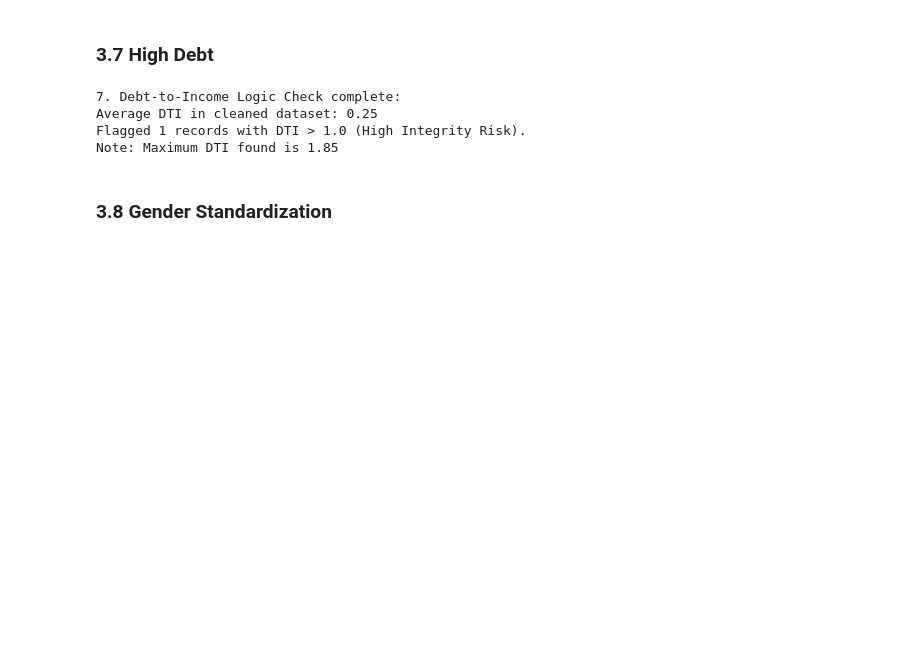
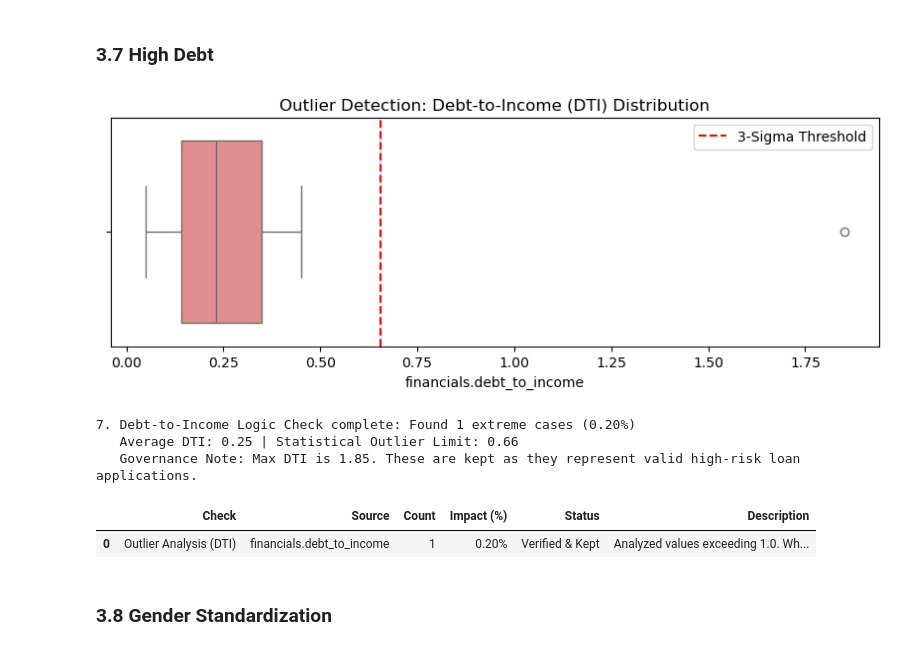
Before and after one commit to smiklosnova/dego-project-teamTXB13, a Jupyter notebook: notebooks/01-data-quality.ipynb, the cells around one changed output. Cells and saved outputs as stored; diff of their text form; code cells hidden in the pictures; blank space fills up the shorter version.

Commit message:
feat: completed data quality pipeline; added technical audit (3.11) and executive summary (4.1) tables; exported clean_credit_applications.json

```diff
--- a/notebooks/01-data-quality.ipynb
+++ b/notebooks/01-data-quality.ipynb
@@ -674,29 +787,64 @@ Flagged 7 invalid or missing emails.
 # %% [markdown]
 ### 3.7 High Debt
 # %%
-# 3.7 HIGH DEBT-TO-INCOME FLAG [2.4 Logical] HIGH!
+# 3.7 HIGH DEBT-TO-INCOME ANALYSIS [2.4 Logical] HIGH!
+import matplotlib.pyplot as plt
+import seaborn as sns
 
 df5 = df4.copy()
 
+# 1. Statistical Analysis (Feedback: Analyze before acting)
+dti_mean = df5['financials.debt_to_income'].mean()
+dti_std = df5['financials.debt_to_income'].std()
+upper_limit = dti_mean + (3 * dti_std)
+
+# 2. Visual Inspection
+plt.figure(figsize=(10, 3))
+sns.boxplot(x=df5['financials.debt_to_income'], color='lightcoral')
+plt.axvline(upper_limit, color='red', linestyle='--', label='3-Sigma Threshold')
+plt.title('Outlier Detection: Debt-to-Income (DTI) Distribution')
+plt.legend()
+plt.show()
+
+#[Image of boxplot with outliers and standard deviation lines]
+
+# 3. Decision Logic: Flagging High DTI
 dti_threshold = 1.0
 df5['high_dti_flag'] = df5['financials.debt_to_income'] > dti_threshold
 
 high_dti_count = df5['high_dti_flag'].sum()
-avg_dti = df5['financials.debt_to_income'].mean()
+high_dti_pct = (high_dti_count / len(df5)) * 100
 
-print(f"7. Debt-to-Income Logic Check complete:")
-print(f"Average DTI in cleaned dataset: {avg_dti:.2f}")
-print(f"Flagged {high_dti_count} records with DTI > {dti_threshold} (High Integrity Risk).")
+# 4. Results (Point 7 in the audit log)
+print(f"7. Debt-to-Income Logic Check complete: Found {high_dti_count} extreme cases ({high_dti_pct:.2f}%)")
+print(f"   Average DTI: {dti_mean:.2f} | Statistical Outlier Limit: {upper_limit:.2f}")
 
-# Quick check on the most extreme case
 if high_dti_count > 0:
     max_dti = df5['financials.debt_to_income'].max()
-    print(f"Note: Maximum DTI found is {max_dti:.2f}")
+    print(f"   Governance Note: Max DTI is {max_dti:.2f}. These are kept as they represent valid high-risk loan applications.")
+
+# 5. Governance Summary Table
+import pandas as pd
+dti_audit = pd.DataFrame({
+    'Check': ['Outlier Analysis (DTI)'],
+    'Source': ['financials.debt_to_income'],
+    'Count': [high_dti_count],
+    'Impact (%)': [f"{high_dti_pct:.2f}%"],
+    'Status': ['Verified & Kept'],
+    'Description': [
+        f"Analyzed values exceeding {dti_threshold}. While statistically high, "
+        "records are kept to avoid bias against high-leverage segments in the risk model."
+    ]
+})
+
+display(dti_audit)
 # %% [output]
+[figure, added]
-7. Debt-to-Income Logic Check complete:
-Average DTI in cleaned dataset: 0.25
-Flagged 1 records with DTI > 1.0 (High Integrity Risk).
-Note: Maximum DTI found is 1.85
+7. Debt-to-Income Logic Check complete: Found 1 extreme cases (0.20%)
+   Average DTI: 0.25 | Statistical Outlier Limit: 0.66
+   Governance Note: Max DTI is 1.85. These are kept as they represent valid high-risk loan applications.
+|  | Check | Source | Count | Impact (%) | Status | Description |
+| 0 | Outlier Analysis (DTI) | financials.debt_to_income | 1 | 0.20% | Verified & Kept | Analyzed values exceeding 1.0. Wh... |
 # %% [markdown]
 ### 3.8 Gender Standardization
 # %%
```
Also changed, not shown: parts of 12 cells of this notebook, 1 other file.
